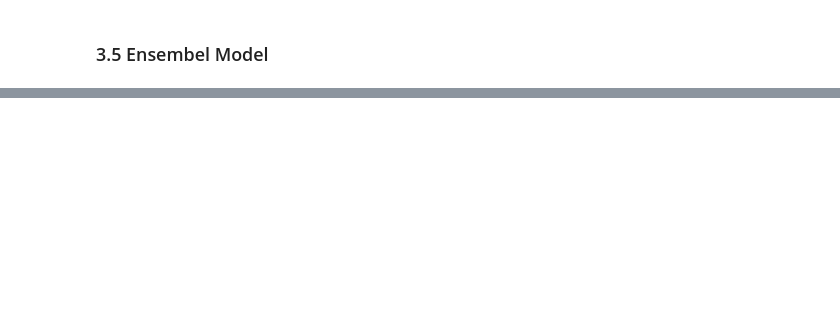
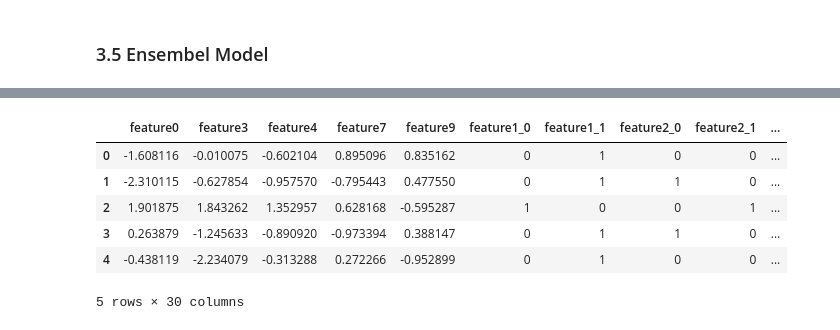
Before and after one commit to zhicongsun/SUSTech-Advanced-AI, a Jupyter notebook: A3_clf/A3_clf.ipynb, the cells around one changed output, grey strips where cells are left out. Drawn from its saved outputs; the diff is of its cells as text; code cells hidden in the pictures; blank space fills up the shorter version.

```diff
--- a/A3_clf/A3_clf.ipynb
+++ b/A3_clf/A3_clf.ipynb
@@ -497,0 +470,5 @@ print("Maximum KNN Score is {:.2f}%".format(acc))
+# %%
+# dummy coding of categorical features
+test_dataset = pd.get_dummies(test_data, columns = categorical_val)
+print(test_data.columns)
+print(test_dataset.columns)
@@ -497,0 +488,14 @@ print("Maximum KNN Score is {:.2f}%".format(acc))
+# %%
+# features scaling of continous features using standardization
+standard_scaler = StandardScaler()
+test_data_aft_stdsscsl = test_dataset
+test_data_aft_stdsscsl[continous_val] = standard_scaler.fit_transform(test_dataset[continous_val])
+test_data_aft_stdsscsl.head()
+# %% [output]
+|  | feature0 | feature3 | feature4 | feature7 | feature9 | feature1_0 | feature1_1 | feature2_0 | feature2_1 | ... |
+| 0 | -1.608116 | -0.010075 | -0.602104 | 0.895096 | 0.835162 | 0 | 1 | 0 | 0 | ... |
+| 1 | -2.310115 | -0.627854 | -0.957570 | -0.795443 | 0.477550 | 0 | 1 | 1 | 0 | ... |
+| 2 | 1.901875 | 1.843262 | 1.352957 | 0.628168 | -0.595287 | 1 | 0 | 0 | 1 | ... |
+| 3 | 0.263879 | -1.245633 | -0.890920 | -0.973394 | 0.388147 | 0 | 1 | 1 | 0 | ... |
+| 4 | -0.438119 | -2.234079 | -0.313288 | 0.272266 | -0.952899 | 0 | 1 | 0 | 0 | ... |
+5 rows × 30 columns
```
Also changed, not shown: parts of 18 cells of this notebook.
